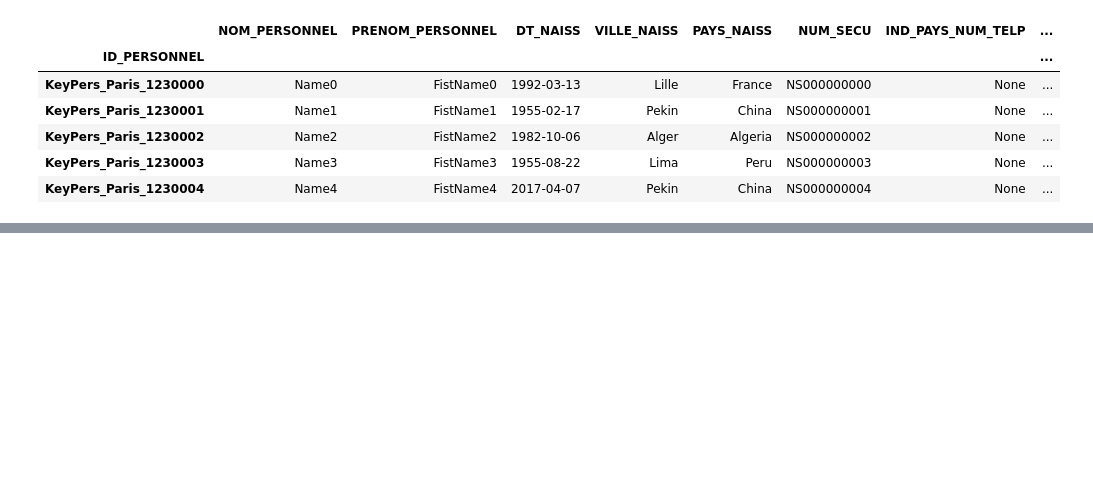
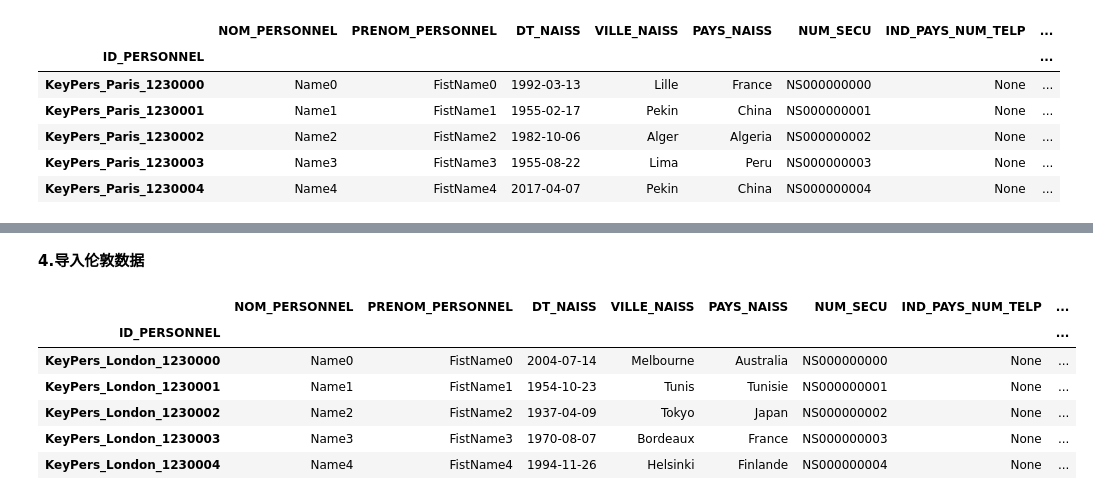
Before and after one commit to lvga1228/NF26_DATAWAREHOUSE, a Jupyter notebook: BDD_BGES/test.ipynb, the cells around one changed output, grey strips where cells are left out. Drawn from its saved outputs; the diff is of its cells as text; code cells hidden in the pictures; blank space fills up the shorter version.

```diff
--- a/BDD_BGES/test.ipynb
+++ b/BDD_BGES/test.ipynb
@@ -28,0 +125,13 @@ psdf_person_paris.head(5)
+# %% [markdown]
+**4.导入伦敦数据**
+# %%
+psdf_person_london=ps.read_csv('/Users/ordi_de_lvga/Documents/nf26_td/projet/BDD_BGES/BDD_BGES_LONDON/PERSONNEL_LONDON.txt', sep=';',index_col='ID_PERSONNEL')
+psdf_person_london.head(5)
+# %% [output]
+|  | NOM_PERSONNEL | PRENOM_PERSONNEL | DT_NAISS | VILLE_NAISS | PAYS_NAISS | NUM_SECU | IND_PAYS_NUM_TELP | ... |
+| ID_PERSONNEL |  |  |  |  |  |  |  | ... |
+| KeyPers_London_1230000 | Name0 | FistName0 | 2004-07-14 | Melbourne | Australia | NS000000000 | None | ... |
+| KeyPers_London_1230001 | Name1 | FistName1 | 1954-10-23 | Tunis | Tunisie | NS000000001 | None | ... |
+| KeyPers_London_1230002 | Name2 | FistName2 | 1937-04-09 | Tokyo | Japan | NS000000002 | None | ... |
+| KeyPers_London_1230003 | Name3 | FistName3 | 1970-08-07 | Bordeaux | France | NS000000003 | None | ... |
+| KeyPers_London_1230004 | Name4 | FistName4 | 1994-11-26 | Helsinki | Finlande | NS000000004 | None | ... |
```
Also changed, not shown: parts of 24 cells of this notebook.
